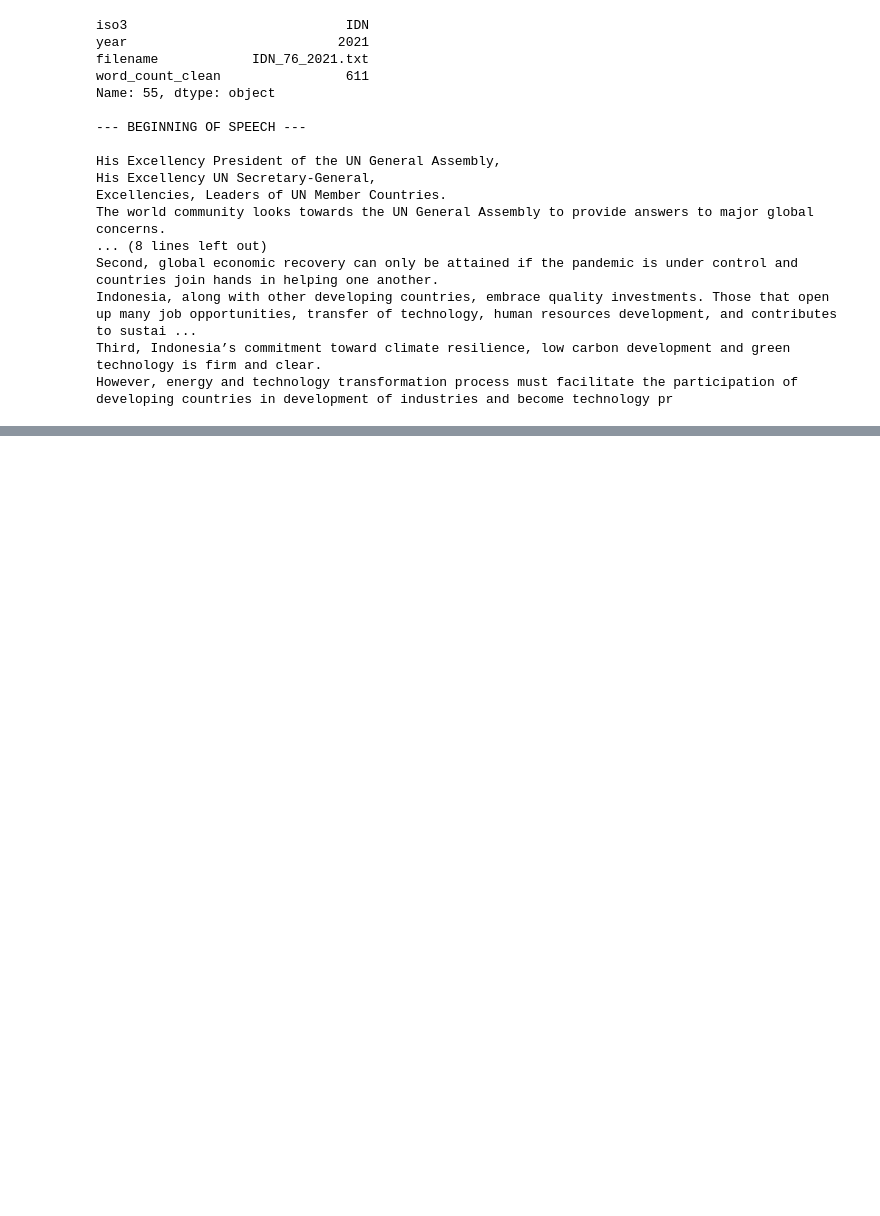
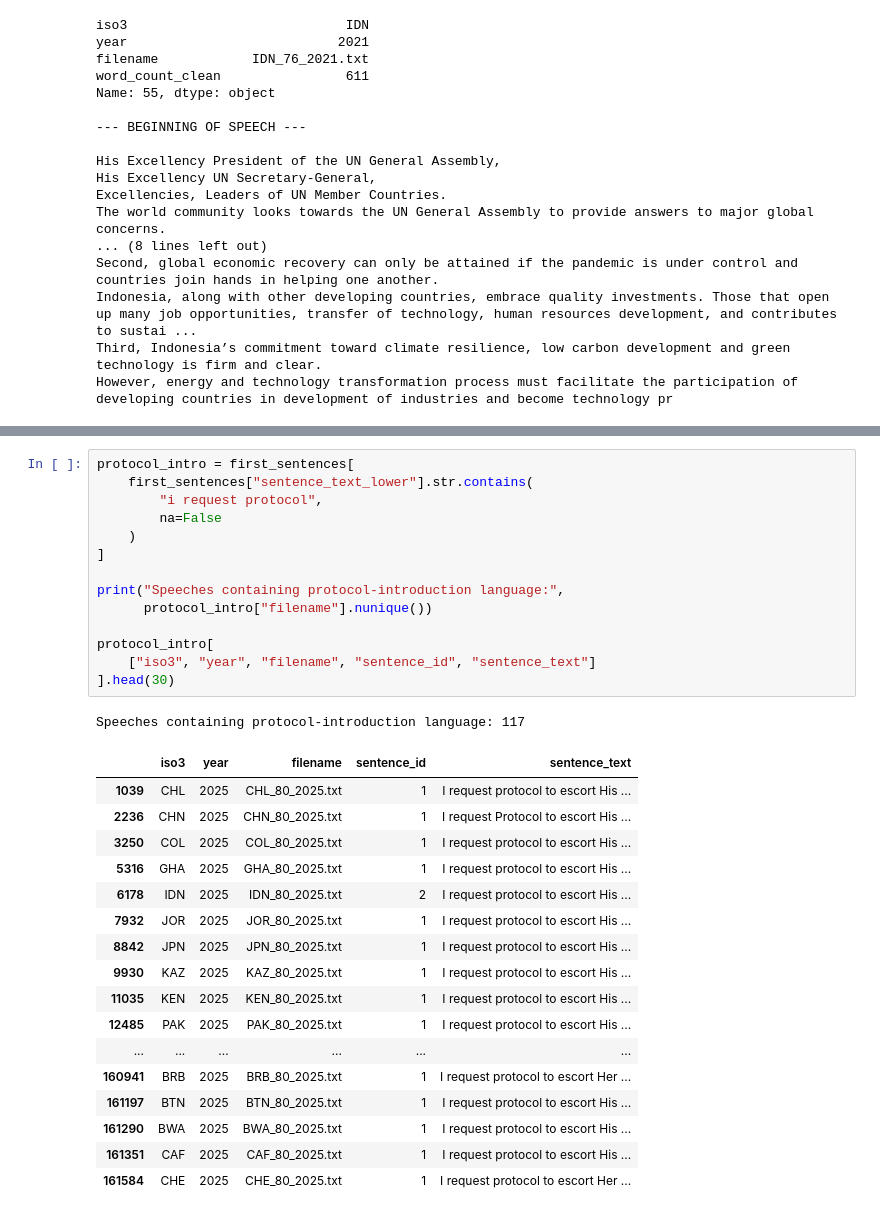
Before and after one commit to CatherineXie1017/kgl-mockproject, a Jupyter notebook: notebooks/02_preprocessing.ipynb, the cells around one changed output, grey strips where cells are left out. Saved outputs shown, nothing was run; the diff lists cells and outputs as text; blank space fills up the shorter version.

```diff
--- a/notebooks/02_preprocessing.ipynb
+++ b/notebooks/02_preprocessing.ipynb
@@ -253,0 +590,33 @@ However, energy and technology transformation process must facilitate the partic
+# %%
+protocol_intro = first_sentences[
+    first_sentences["sentence_text_lower"].str.contains(
+        "i request protocol",
+        na=False
+    )
+]
+
+print("Speeches containing protocol-introduction language:",
+      protocol_intro["filename"].nunique())
+
+protocol_intro[
+    ["iso3", "year", "filename", "sentence_id", "sentence_text"]
+].head(30)
+# %% [output]
+Speeches containing protocol-introduction language: 117
+|  | iso3 | year | filename | sentence_id | sentence_text |
+| 1039 | CHL | 2025 | CHL_80_2025.txt | 1 | I request protocol to escort His ... |
+| 2236 | CHN | 2025 | CHN_80_2025.txt | 1 | I request Protocol to escort His ... |
+| 3250 | COL | 2025 | COL_80_2025.txt | 1 | I request protocol to escort His ... |
+| 5316 | GHA | 2025 | GHA_80_2025.txt | 1 | I request protocol to escort His ... |
+| 6178 | IDN | 2025 | IDN_80_2025.txt | 2 | I request protocol to escort His ... |
+| 7932 | JOR | 2025 | JOR_80_2025.txt | 1 | I request protocol to escort His ... |
+| 8842 | JPN | 2025 | JPN_80_2025.txt | 1 | I request protocol to escort His ... |
+| 9930 | KAZ | 2025 | KAZ_80_2025.txt | 1 | I request protocol to escort His ... |
+| 11035 | KEN | 2025 | KEN_80_2025.txt | 1 | I request protocol to escort His ... |
+| 12485 | PAK | 2025 | PAK_80_2025.txt | 1 | I request protocol to escort His ... |
+| ... | ... | ... | ... | ... | ... |
+| 160941 | BRB | 2025 | BRB_80_2025.txt | 1 | I request protocol to escort Her ... |
+| 161197 | BTN | 2025 | BTN_80_2025.txt | 1 | I request protocol to escort His ... |
+| 161290 | BWA | 2025 | BWA_80_2025.txt | 1 | I request protocol to escort His ... |
+| 161351 | CAF | 2025 | CAF_80_2025.txt | 1 | I request protocol to escort His ... |
+| 161584 | CHE | 2025 | CHE_80_2025.txt | 1 | I request protocol to escort Her ... |
```
Also changed, not shown: parts of 43 cells of this notebook, 1 other file.
